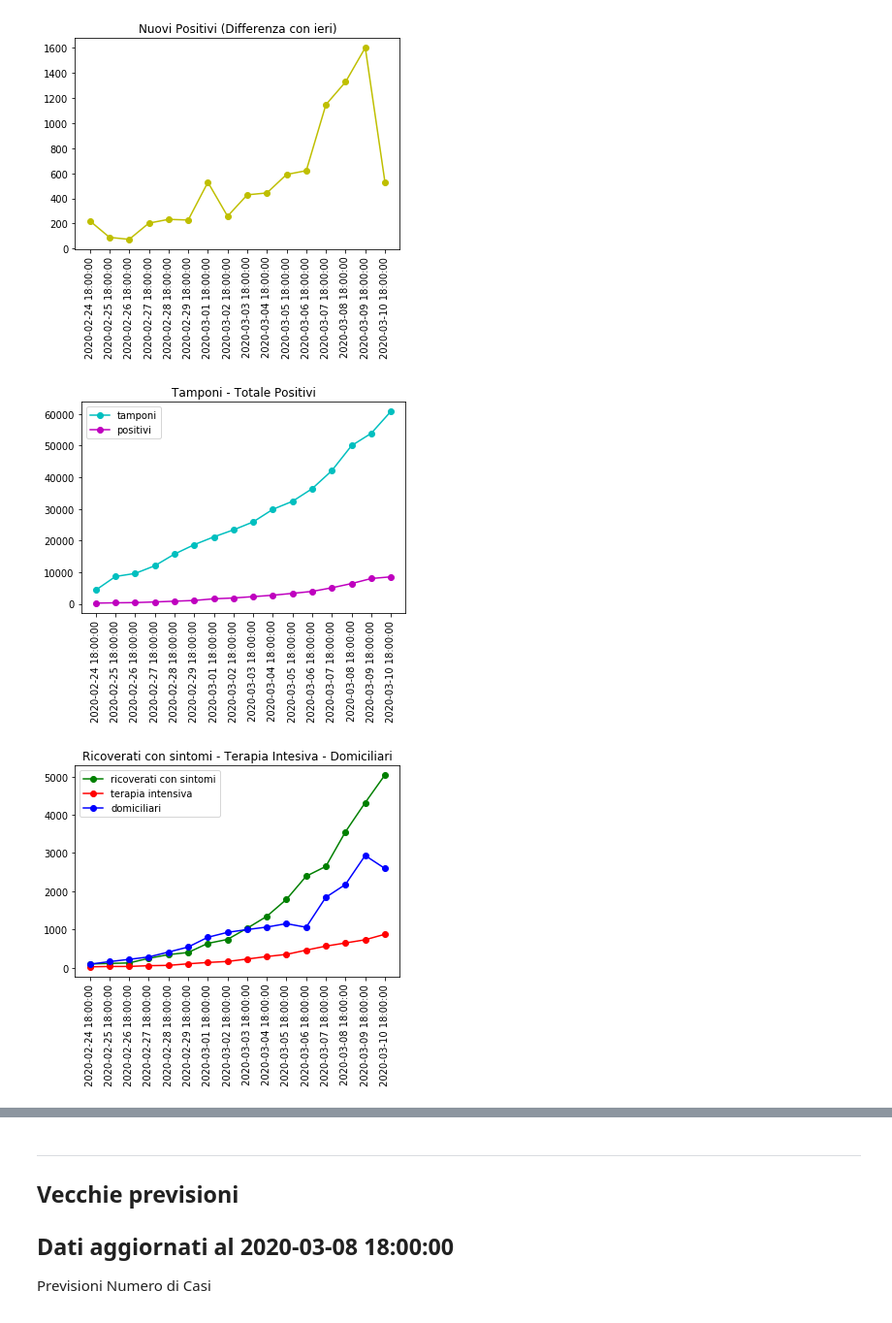
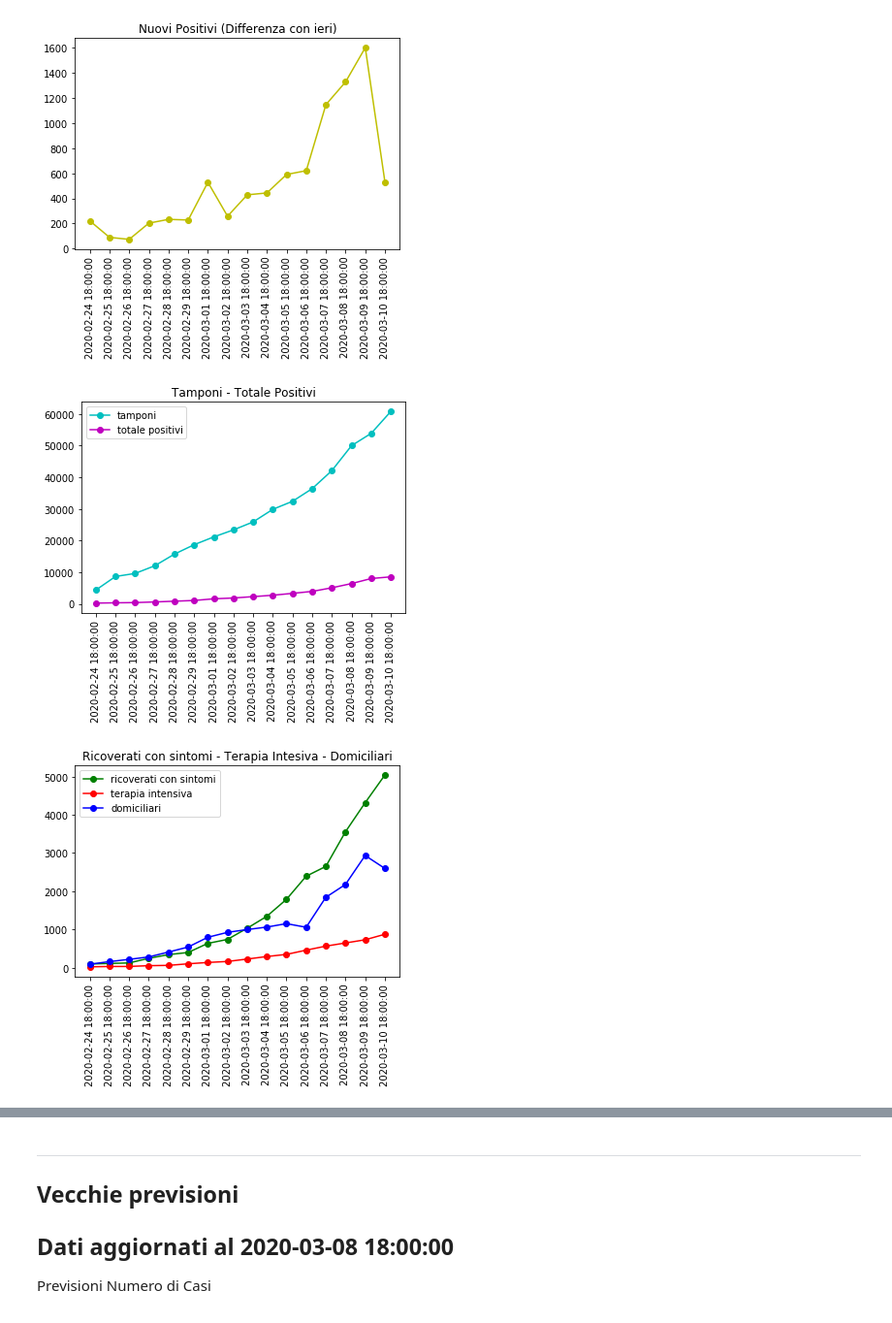
Before and after one commit to PabloExperimental/COVID19-Italy-Analysis, a Jupyter notebook: coronavirus.ipynb, the cells around one changed output, grey strips where cells are left out. Shown at 97% size. Saved outputs shown, nothing was run; the diff lists cells and outputs as text; code cells hidden in the pictures.

```diff
--- a/coronavirus.ipynb
+++ b/coronavirus.ipynb
@@ -58,7 +58,7 @@ plt.close()
 plt.plot_date(dates_col, tot_tamponi_col, 'oc-', xdate=True)
 plt.plot_date(dates_col, tot_now_positive_col, 'om-', xdate=True)
 plt.title("Tamponi - Totale Positivi")
-plt.legend(["tamponi", "positivi"])
+plt.legend(["tamponi", "totale positivi"])
 plt.xticks(rotation=90)
 plt.show()
 plt.close()
@@ -150,34 +150,34 @@ def run_linear_svr(col_selected, last_date, title, look_back=1):
   sec_day_after = [last_x[i] for i in range(1, len(last_x))]
   sec_day_after.append(round_prediction)
 
   sec_day_after_arr = np.array(sec_day_after).reshape(1, look_back)
   prediction_sec = svr.predict(sec_day_after_arr)
   round_prediction_sec = int(prediction_sec)
 
   print("Previsione per dopodomani:", round_prediction_sec)
 
   thr_day_after = [sec_day_after[i] for i in range(1, len(sec_day_after))]
   thr_day_after.append(round_prediction_sec)
 
   thr_day_after_arr = np.array(thr_day_after).reshape(1, look_back)
   prediction_thr = svr.predict(thr_day_after_arr)
   round_prediction_thr = int(prediction_thr)
 
   print("Previsione fra 3 giorni:", round_prediction_thr)
   print("---")
 
 print("Siate responsabili e osservate le normative del governo italiano.")
 print("Le previsioni considerano l'andamento del virus negli ultimi 7 giorni.")
 print("Le previsioni sono soggette ad oscillazioni.")
 
 run_linear_svr(tot_casi_col, last_date, "Previsioni Numero di Casi", look_back=7)
 run_linear_svr(tot_healed_col, last_date, "Previsioni Guariti", look_back=7)
 run_linear_svr(tot_deaths_col, last_date, "Previsioni Decessi", look_back=7)
 # %% [output]
 [figure]
 [figure]
 [figure]
-[figure, old version]
+[figure, new version]
 [figure]
 Siate responsabili e osservate le normative del governo italiano.
 Le previsioni considerano l'andamento del virus negli ultimi 7 giorni.
```
Also changed, not shown: parts of 1 cell of this notebook.
